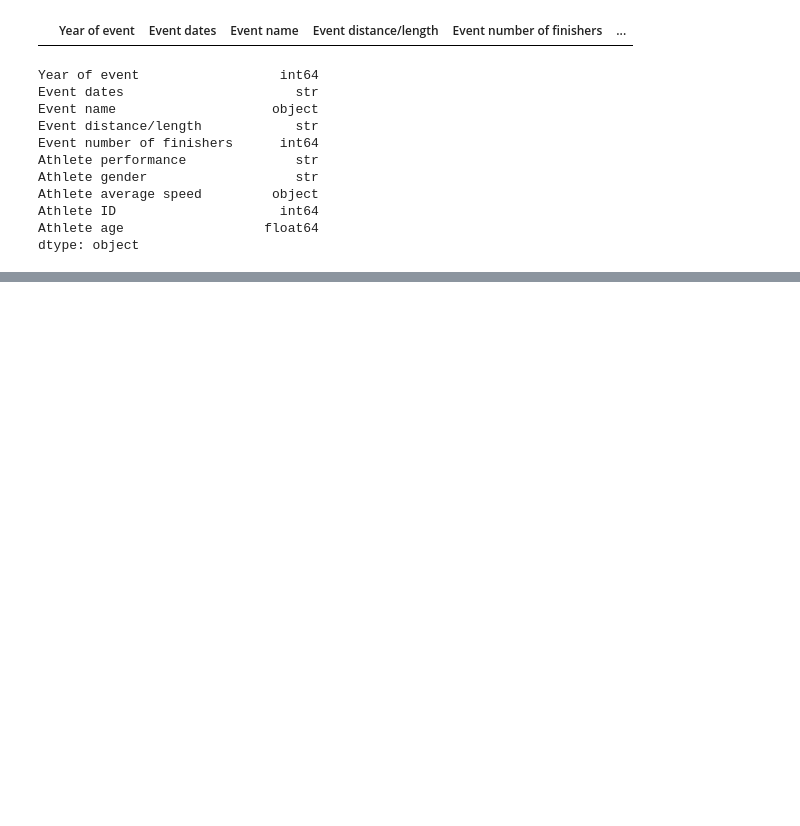
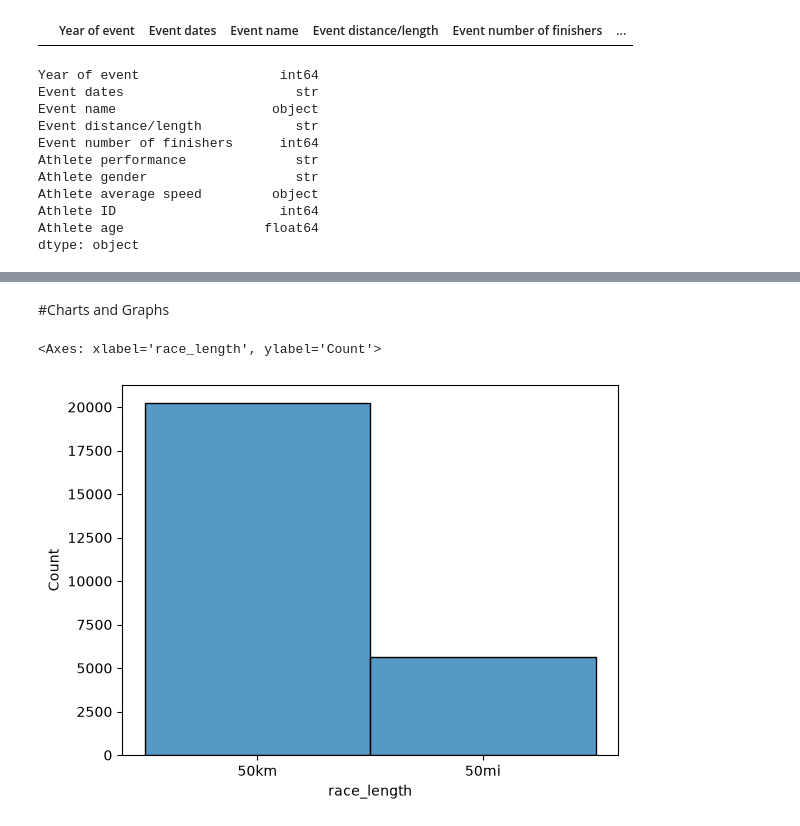
Before and after one commit to AyushNair30/Exploratory-data-analysis-python, a Jupyter notebook: analysis.ipynb, the cells around one changed output, grey strips where cells are left out. Cells and saved outputs as stored; diff of their text form; code cells hidden in the pictures; blank space fills up the shorter version.

Commit message:
Charts and Graphs

```diff
--- a/analysis.ipynb
+++ b/analysis.ipynb
@@ -232,0 +231,7 @@ df2.head()
+# %% [markdown]
+#Charts and Graphs
+# %%
+sns.histplot(df2['race_length'])
+# %% [output]
+<Axes: xlabel='race_length', ylabel='Count'>
+[figure, added]
```
Also changed, not shown: parts of 12 cells of this notebook, 1 other file.
